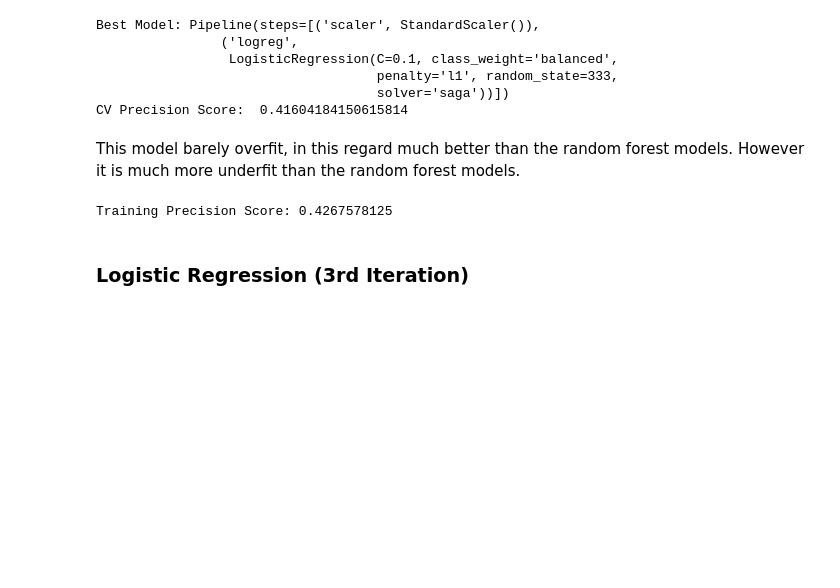
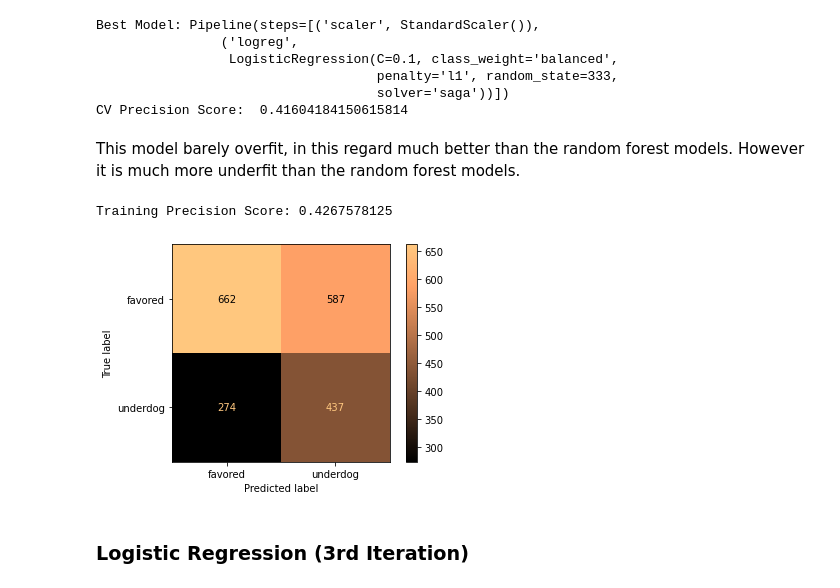
Before and after one commit to Ben-Gilbert333/Predicting_UFC_Winners, a Jupyter notebook: scratch_notebooks/scratch_notebook3.ipynb, the cells around one changed output. Cells and saved outputs as stored; diff of their text form; code cells hidden in the pictures; blank space fills up the shorter version.

```diff
--- a/scratch_notebooks/scratch_notebook3.ipynb
+++ b/scratch_notebooks/scratch_notebook3.ipynb
@@ -772,9 +840,12 @@ This model barely overfit, in this regard much better than the random forest mod
 # %%
 # Displaying the precison score on the training data
 y_pred = logreg_grid.best_estimator_.predict(X_train)
 print(f"Training Precision Score:", precision_score(y_train, y_pred, pos_label='underdog'))
+cf = confusion_matrix(y_train, y_pred)
+ConfusionMatrixDisplay(cf, display_labels=['favored', 'underdog']).plot(cmap=plt.cm.copper);
 # %% [output]
 Training Precision Score: 0.4267578125
+[figure, added]
 # %% [markdown]
 ### Logistic Regression (3rd Iteration)
 # %% [markdown]
```
Also changed, not shown: parts of 48 cells of this notebook, 6 other files.
